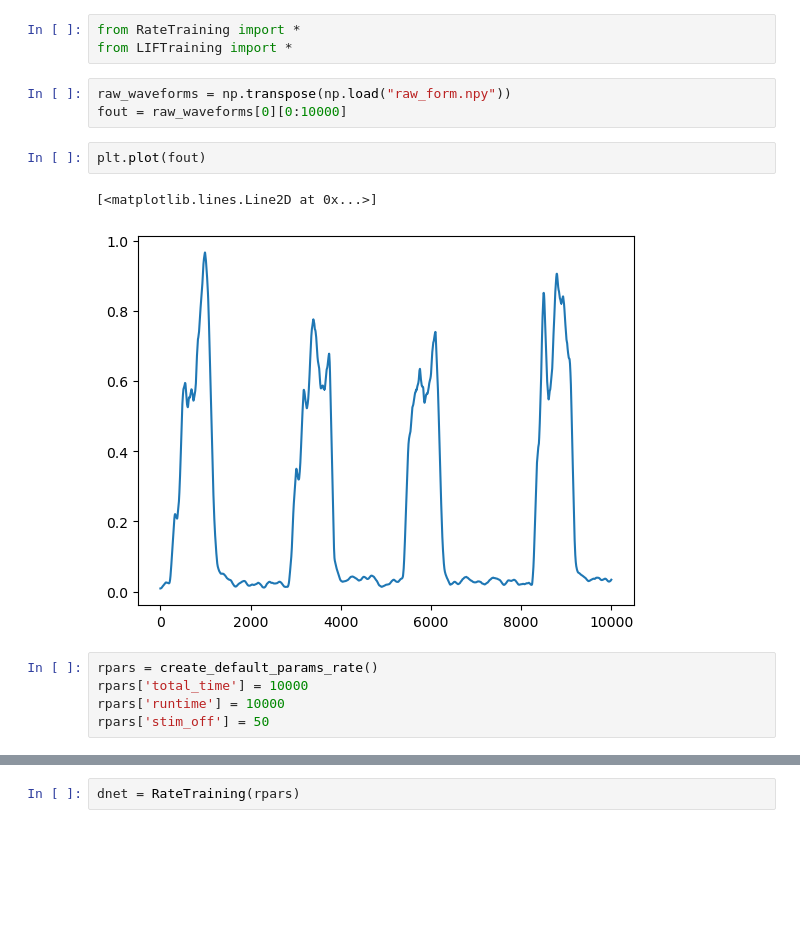
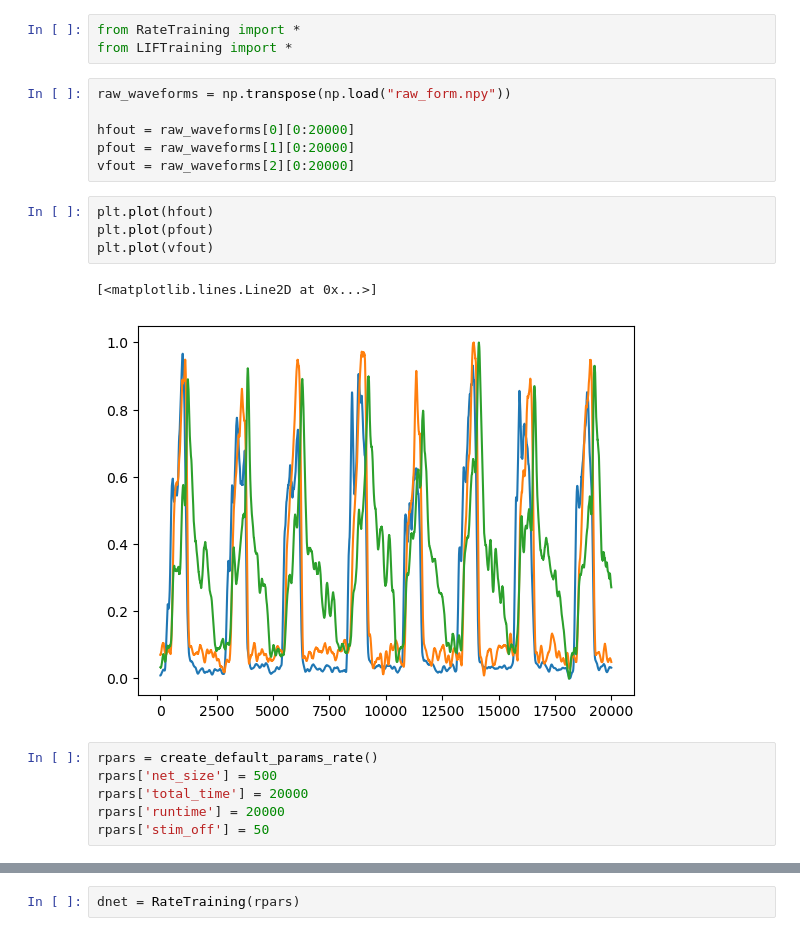
Before and after one commit to Sam-q-3736/srnn_rls, a Jupyter notebook: depasquale.ipynb, the cells around one changed output, grey strips where cells are left out. Drawn from its saved outputs; the diff is of its cells as text; blank space fills up the shorter version.

```diff
--- a/depasquale.ipynb
+++ b/depasquale.ipynb
@@ -8,14 +8,20 @@ from RateTraining import *
 from LIFTraining import *
 # %%
 raw_waveforms = np.transpose(np.load("raw_form.npy"))
-fout = raw_waveforms[0][0:10000]
+
+hfout = raw_waveforms[0][0:20000]
+pfout = raw_waveforms[1][0:20000]
+vfout = raw_waveforms[2][0:20000]
 # %%
-plt.plot(fout)
+plt.plot(hfout)
+plt.plot(pfout)
+plt.plot(vfout)
 # %% [output]
 [<matplotlib.lines.Line2D at 0x...>]
-[figure, old version]
+[figure, new version]
 # %%
 rpars = create_default_params_rate()
-rpars['total_time'] = 10000
-rpars['runtime'] = 10000
+rpars['net_size'] = 500
+rpars['total_time'] = 20000
+rpars['runtime'] = 20000
 rpars['stim_off'] = 50
```
Also changed, not shown: parts of 14 cells of this notebook, 2 other files.
